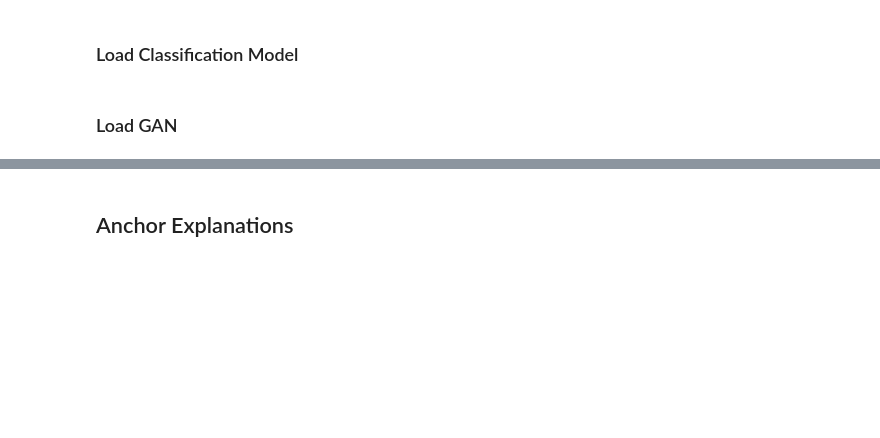
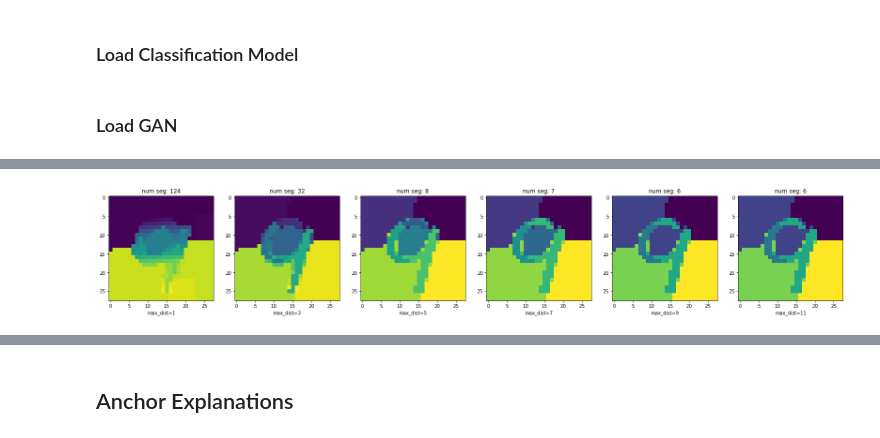
Before and after one commit to kurtisdavid/GANchors, a Jupyter notebook: anchor_image_test.ipynb, the cells around one changed output, grey strips where cells are left out. Drawn from its saved outputs; the diff is of its cells as text; code cells hidden in the pictures; blank space fills up the shorter version.

```diff
--- a/anchor_image_test.ipynb
+++ b/anchor_image_test.ipynb
@@ -41,0 +55,10 @@ plt.imshow(image)
+# %%
+fig, ax = plt.subplots(1,6,figsize = (28,28))
+img = np.repeat(image[:,:,np.newaxis],3,2)
+for i in range(1,12,2):
+    seg = skimage.segmentation.quickshift(img, kernel_size=2, max_dist=i, ratio=0.2)
+    ax[i//2].set_title('num seg: {}'.format(len(np.unique(seg))))
+    ax[i//2].set(xlabel='max_dist='+str(i))
+    ax[i//2].imshow(seg)
+# %% [output]
+[figure, added]
```
Also changed, not shown: parts of 12 cells of this notebook, 1 other file.
